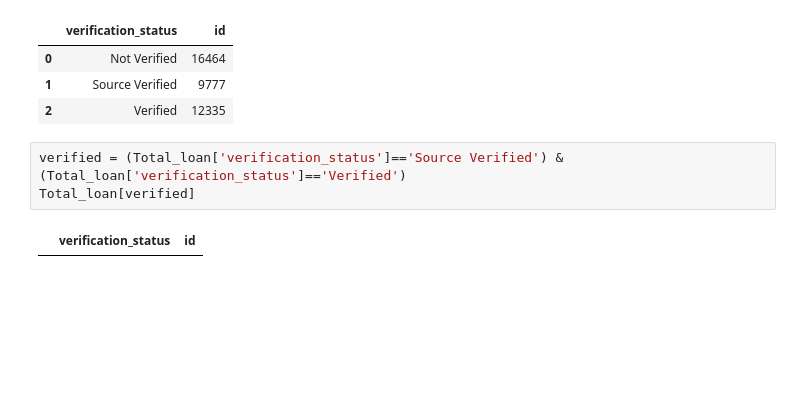
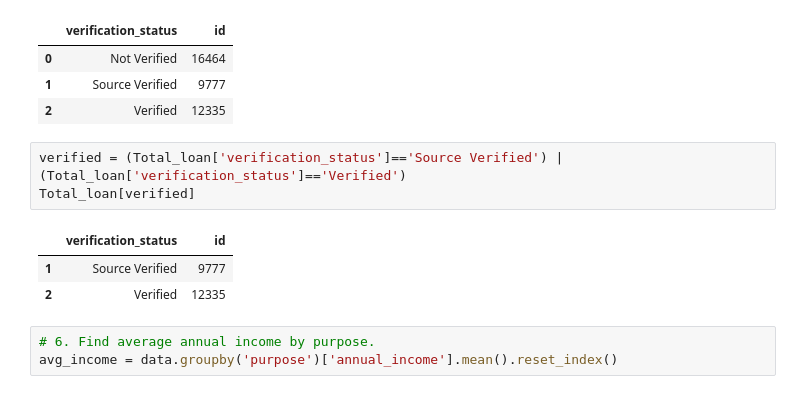
Before and after one commit to Sizan1113/DataScience, a Jupyter notebook: Untitled.ipynb, the cells around one changed output. Cells and saved outputs as stored; diff of their text form; blank space fills up the shorter version.

```diff
--- a/Untitled.ipynb
+++ b/Untitled.ipynb
@@ -188,7 +188,12 @@ Total_loan
 | 1 | Source Verified | 9777 |
 | 2 | Verified | 12335 |
 # %%
-verified = (Total_loan['verification_status']=='Source Verified') & (Total_loan['verification_status']=='Verified')
+verified = (Total_loan['verification_status']=='Source Verified') | (Total_loan['verification_status']=='Verified')
 Total_loan[verified]
 # %% [output]
 |  | verification_status | id |
+| 1 | Source Verified | 9777 |
+| 2 | Verified | 12335 |
+# %%
+# 6. Find average annual income by purpose.
+avg_income = data.groupby('purpose')['annual_income'].mean().reset_index()
```
Also changed, not shown: parts of 3 cells of this notebook, 1 other file.
